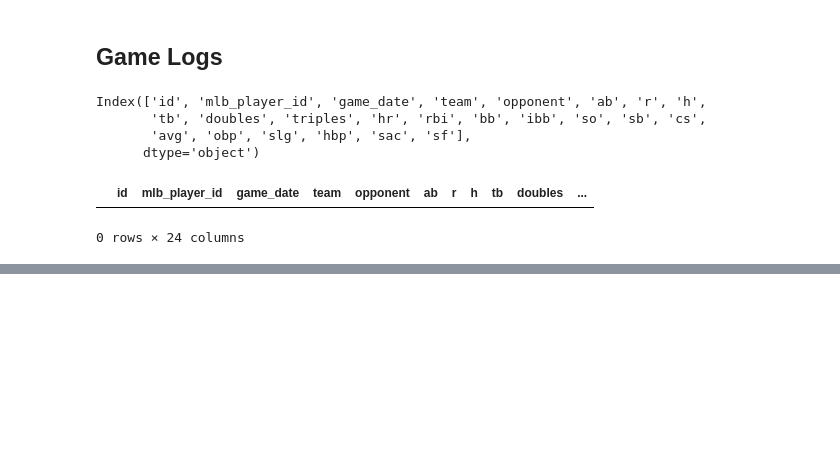
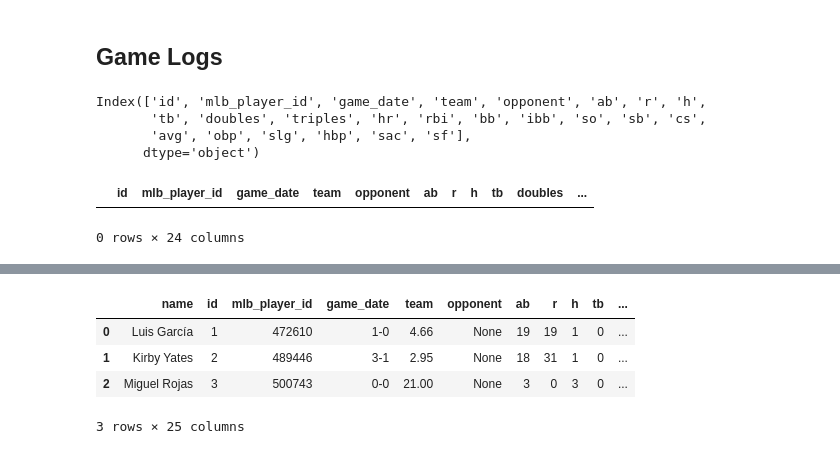
Before and after one commit to laniel123/MLB_Injury_Report, a Jupyter notebook: notebooks /dodgers_db.ipynb, the cells around one changed output, grey strips where cells are left out. Saved outputs shown, nothing was run; the diff lists cells and outputs as text; code cells hidden in the pictures; blank space fills up the shorter version.

```diff
--- a/notebooks /dodgers_db.ipynb
+++ b/notebooks /dodgers_db.ipynb
@@ -405,0 +407,10 @@ pd.read_sql_query("SELECT * FROM game_logs", conn)
+# %%
+player_game_logs = pd.read_sql_query("SELECT players.name, game_logs.* FROM players JOIN game_logs On players.mlb_player_id = game_logs.mlb_player_id ", conn)
+# %%
+player_game_logs
+# %% [output]
+|  | name | id | mlb_player_id | game_date | team | opponent | ab | r | h | tb | ... |
+| 0 | Luis García | 1 | 472610 | 1-0 | 4.66 | None | 19 | 19 | 1 | 0 | ... |
+| 1 | Kirby Yates | 2 | 489446 | 3-1 | 2.95 | None | 18 | 31 | 1 | 0 | ... |
+| 2 | Miguel Rojas | 3 | 500743 | 0-0 | 21.00 | None | 3 | 0 | 3 | 0 | ... |
+3 rows × 25 columns
```
Also changed, not shown: parts of 6 cells of this notebook, 9 other files.
